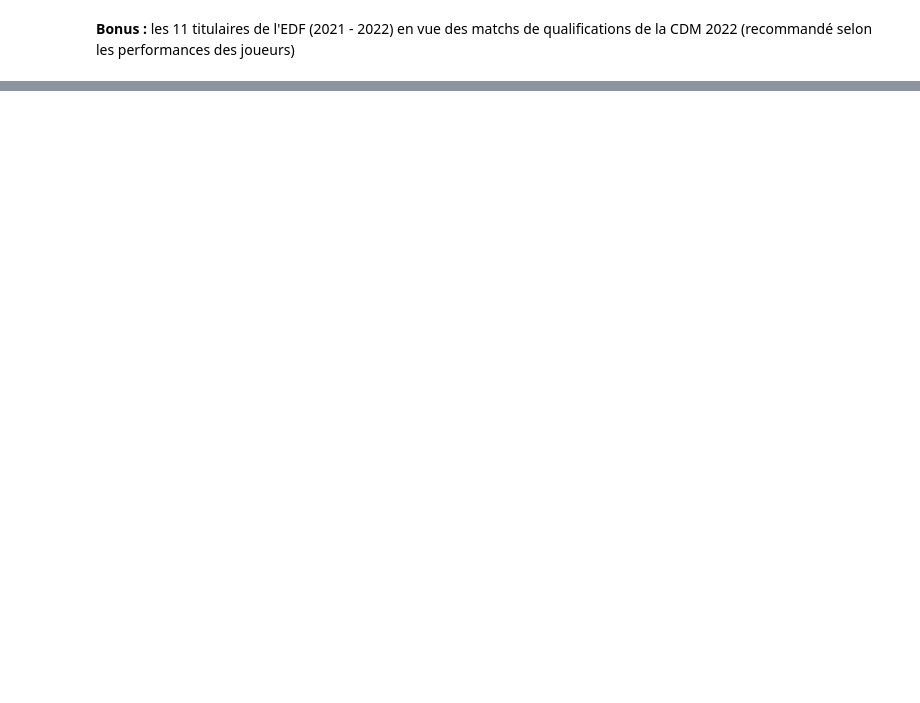
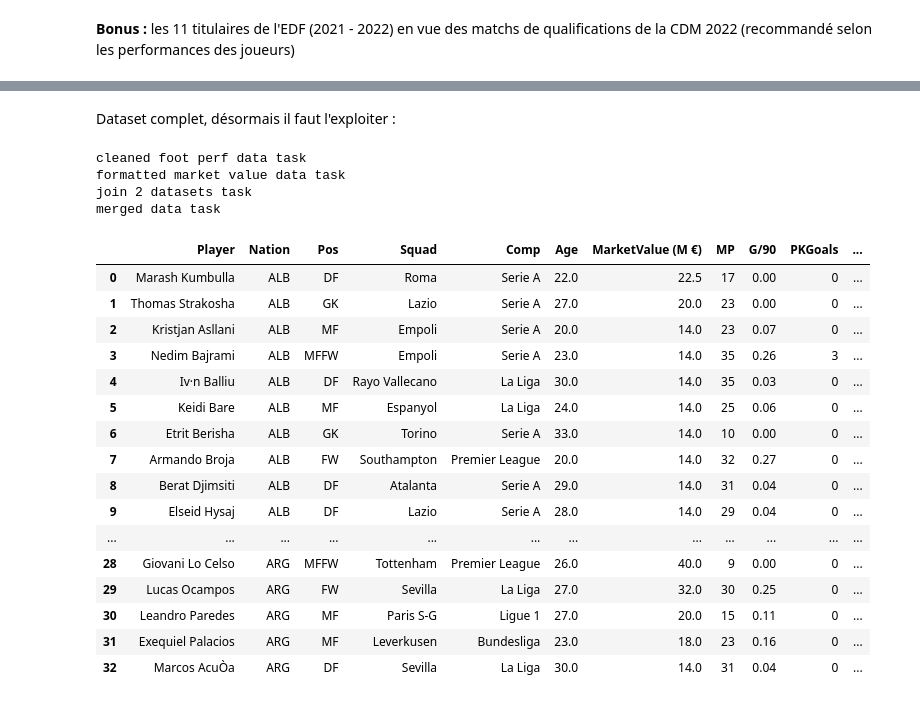
Before and after one commit to PuchToTalk/Football_WorldCup_Recommendation, a Jupyter notebook: Football_player_mv.ipynb, the cells around one changed output, grey strips where cells are left out. Cells and saved outputs as stored; diff of their text form; code cells hidden in the pictures; blank space fills up the shorter version.

```diff
--- a/Football_player_mv.ipynb
+++ b/Football_player_mv.ipynb
@@ -520,0 +568,4 @@ filtered_df_fra
+# %%
+def load_market_value():
+  df_mv = pd.read_csv("only_mv2.csv")
+  return df_mv
@@ -520,0 +588,4 @@ filtered_df_fra
+# %%
+def clean_foot_perf(foot_perf_data):
+  print("cleaned foot perf data task")
+  return foot_perf_data
@@ -520,0 +609,10 @@ filtered_df_fra
+# %%
+def clean_market_value(market_value_data):
+  print("formatted market value data task")
+  filtered_data = market_value_data.drop(columns= market_value_data.columns[0], axis=1) # suppression 1ere colonne "unamed"
+
+  filtered_data['market_int'] = filtered_data['Market value'].str.replace('m', '').str.replace("€", "") # convertir l'euro en int
+  filtered_data['market_int'] = filtered_data['market_int'].astype(float)
+
+  filtered_data = filtered_data.drop(["Nation", "Pos", "Market value"], axis=1) #enlever les colonnes inutiles
+  return filtered_data
@@ -520,0 +696,32 @@ filtered_df_fra
+# %% [markdown]
+Dataset complet, désormais il faut l'exploiter :
+# %%
+def index_to_elastic(merged_data):
+  print("merged data task")
+  df_joueur_nation = merged_data.groupby("Nation").apply(lambda x: x.nlargest(11, "MarketValue (M €)")).reset_index(drop=True)
+
+  return df_joueur_nation.head(33).iloc[:, [0,1,2,3,4,5,6, 7, 8, 10, 14,17,18,21]]
+# %%
+index_to_elastic(join_datasets(clean_foot_perf(load_foot_perf()), clean_market_value(load_market_value())))
+# %% [output]
+cleaned foot perf data task
+formatted market value data task
+join 2 datasets task
+merged data task
+|  | Player | Nation | Pos | Squad | Comp | Age | MarketValue (M €) | MP | G/90 | PKGoals | ... |
+| 0 | Marash Kumbulla | ALB | DF | Roma | Serie A | 22.0 | 22.5 | 17 | 0.00 | 0 | ... |
+| 1 | Thomas Strakosha | ALB | GK | Lazio | Serie A | 27.0 | 20.0 | 23 | 0.00 | 0 | ... |
+| 2 | Kristjan Asllani | ALB | MF | Empoli | Serie A | 20.0 | 14.0 | 23 | 0.07 | 0 | ... |
+| 3 | Nedim Bajrami | ALB | MFFW | Empoli | Serie A | 23.0 | 14.0 | 35 | 0.26 | 3 | ... |
+| 4 | Iv·n Balliu | ALB | DF | Rayo Vallecano | La Liga | 30.0 | 14.0 | 35 | 0.03 | 0 | ... |
+| 5 | Keidi Bare | ALB | MF | Espanyol | La Liga | 24.0 | 14.0 | 25 | 0.06 | 0 | ... |
+| 6 | Etrit Berisha | ALB | GK | Torino | Serie A | 33.0 | 14.0 | 10 | 0.00 | 0 | ... |
+| 7 | Armando Broja | ALB | FW | Southampton | Premier League | 20.0 | 14.0 | 32 | 0.27 | 0 | ... |
+| 8 | Berat Djimsiti | ALB | DF | Atalanta | Serie A | 29.0 | 14.0 | 31 | 0.04 | 0 | ... |
+| 9 | Elseid Hysaj | ALB | DF | Lazio | Serie A | 28.0 | 14.0 | 29 | 0.04 | 0 | ... |
+| ... | ... | ... | ... | ... | ... | ... | ... | ... | ... | ... | ... |
+| 28 | Giovani Lo Celso | ARG | MFFW | Tottenham | Premier League | 26.0 | 40.0 | 9 | 0.00 | 0 | ... |
+| 29 | Lucas Ocampos | ARG | FW | Sevilla | La Liga | 27.0 | 32.0 | 30 | 0.25 | 0 | ... |
+| 30 | Leandro Paredes | ARG | MF | Paris S-G | Ligue 1 | 27.0 | 20.0 | 15 | 0.11 | 0 | ... |
+| 31 | Exequiel Palacios | ARG | MF | Leverkusen | Bundesliga | 23.0 | 18.0 | 23 | 0.16 | 0 | ... |
+| 32 | Marcos AcuÒa | ARG | DF | Sevilla | La Liga | 30.0 | 14.0 | 31 | 0.04 | 0 | ... |
```
Also changed, not shown: parts of 15 cells of this notebook.
